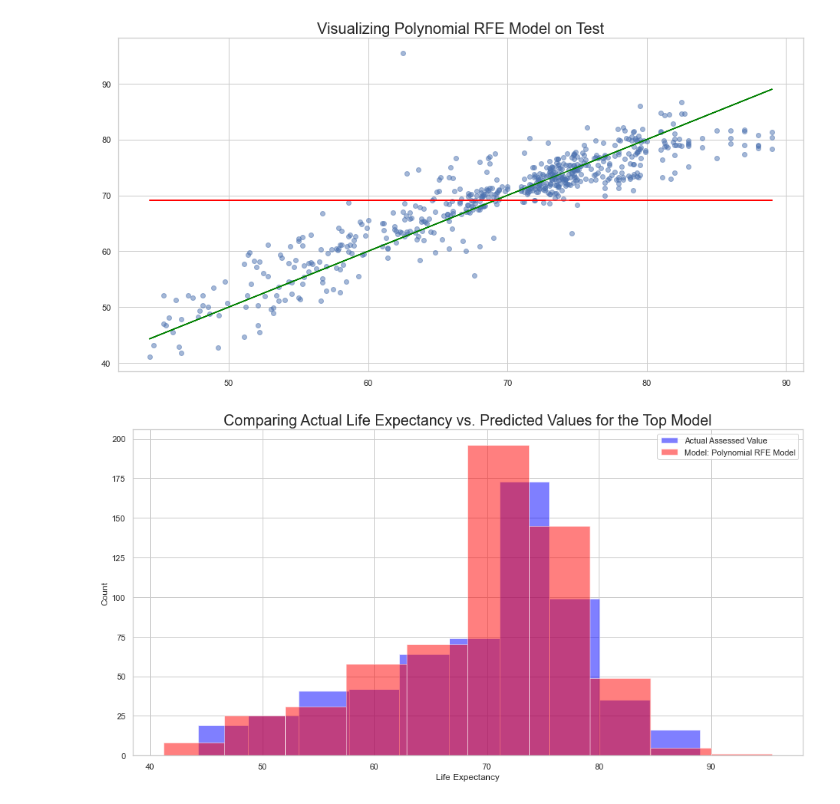
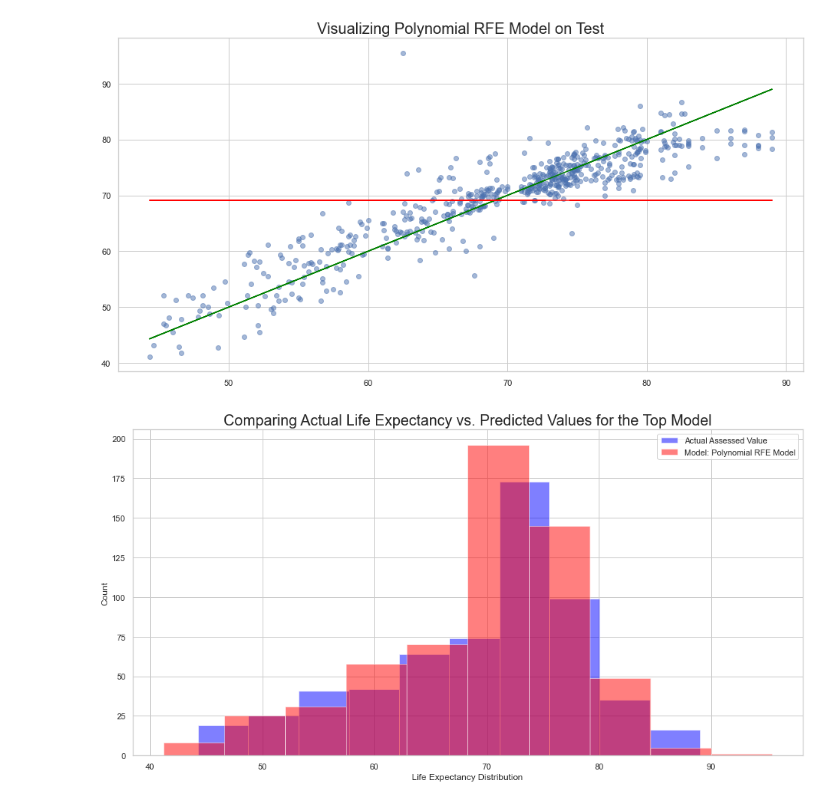
Before and after one commit to kristofer-rivera/predicting-life-expectancy, a Jupyter notebook: modeling.ipynb, the cells around one changed output. Drawn from its saved outputs; the diff is of its cells as text; code cells hidden in the pictures.

```diff
--- a/modeling.ipynb
+++ b/modeling.ipynb
@@ -759,12 +760,12 @@ plt.show()
 # %%
 # plot to visualize actual vs predicted.
 plt.figure(figsize=(16,8))
 plt.hist(predictions_test.actual, color='blue', alpha=.5, label="Actual Assessed Value")
 plt.hist(predictions_test.le_pred_poly_rfe, color='red', alpha=.5, label="Model: Polynomial RFE Model")
-plt.xlabel("Life Expectancy")
+plt.xlabel("Life Expectancy Distribution")
 plt.ylabel("Count")
 plt.title("Comparing Actual Life Expectancy vs. Predicted Values for the Top Model", fontsize=20)
 plt.legend()
 plt.show()
 # %% [output]
-[figure, old version]
+[figure, new version]
```
Also changed, not shown: parts of 2 cells of this notebook.
